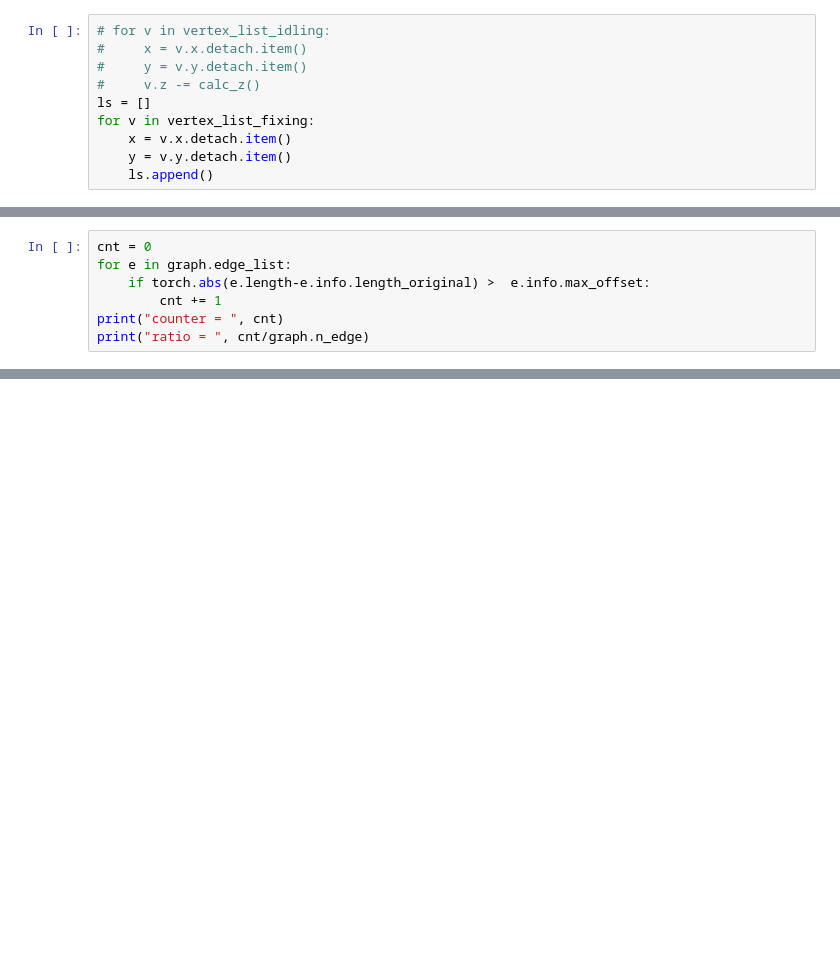
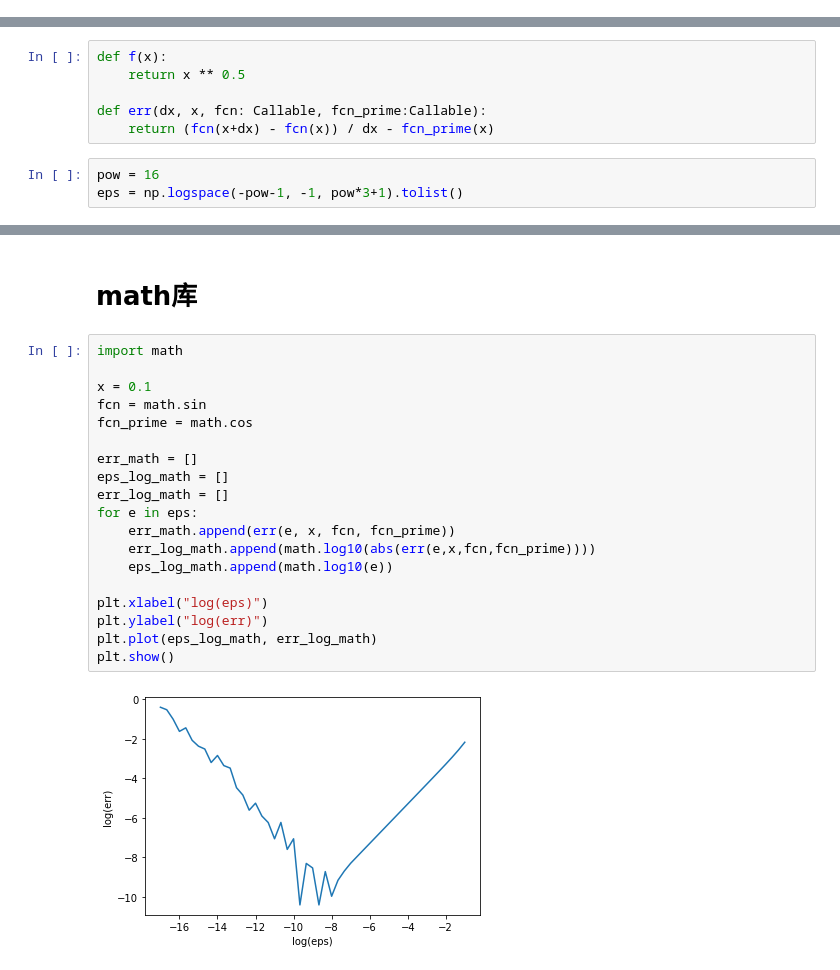
Before and after one commit to Roy-Kid/jax-in-practice, a Jupyter notebook: code/chapter01/main.ipynb, the cells around one changed output, grey strips where cells are left out. Drawn from its saved outputs; the diff is of its cells as text; blank space fills up the shorter version.

```diff
--- a/code/chapter01/main.ipynb
+++ b/code/chapter01/main.ipynb
@@ -826,10 +0,0 @@ Text(0, 0.5, 'energy')
-# %%
-# for v in vertex_list_idling:
-#     x = v.x.detach.item()
-#     y = v.y.detach.item()
-#     v.z -= calc_z()
-ls = []
-for v in vertex_list_fixing:
-    x = v.x.detach.item()
-    y = v.y.detach.item()
-    ls.append()
@@ -903,7 +0,0 @@ KeyboardInterrupt:
-# %%
-cnt = 0
-for e in graph.edge_list:
-    if torch.abs(e.length-e.info.length_original) >  e.info.max_offset:
-        cnt += 1
-print("counter = ", cnt)
-print("ratio = ", cnt/graph.n_edge)
@@ -1026,0 +10,9 @@ if True:
+# %%
+def f(x):
+    return x ** 0.5
+
+def err(dx, x, fcn: Callable, fcn_prime:Callable):
+    return (fcn(x+dx) - fcn(x)) / dx - fcn_prime(x)
+# %%
+pow = 16
+eps = np.logspace(-pow-1, -1, pow*3+1).tolist()
@@ -1026,0 +25,23 @@ if True:
+# %% [markdown]
+# math库
+# %%
+import math
+
+x = 0.1
+fcn = math.sin
+fcn_prime = math.cos
+
+err_math = []
+eps_log_math = []
+err_log_math = []
+for e in eps:
+    err_math.append(err(e, x, fcn, fcn_prime))
+    err_log_math.append(math.log10(abs(err(e,x,fcn,fcn_prime))))
+    eps_log_math.append(math.log10(e))
+
+plt.xlabel("log(eps)")
+plt.ylabel("log(err)")
+plt.plot(eps_log_math, err_log_math)
+plt.show()
+# %% [output]
+[figure, added]
```
Also changed, not shown: parts of 67 cells of this notebook.
